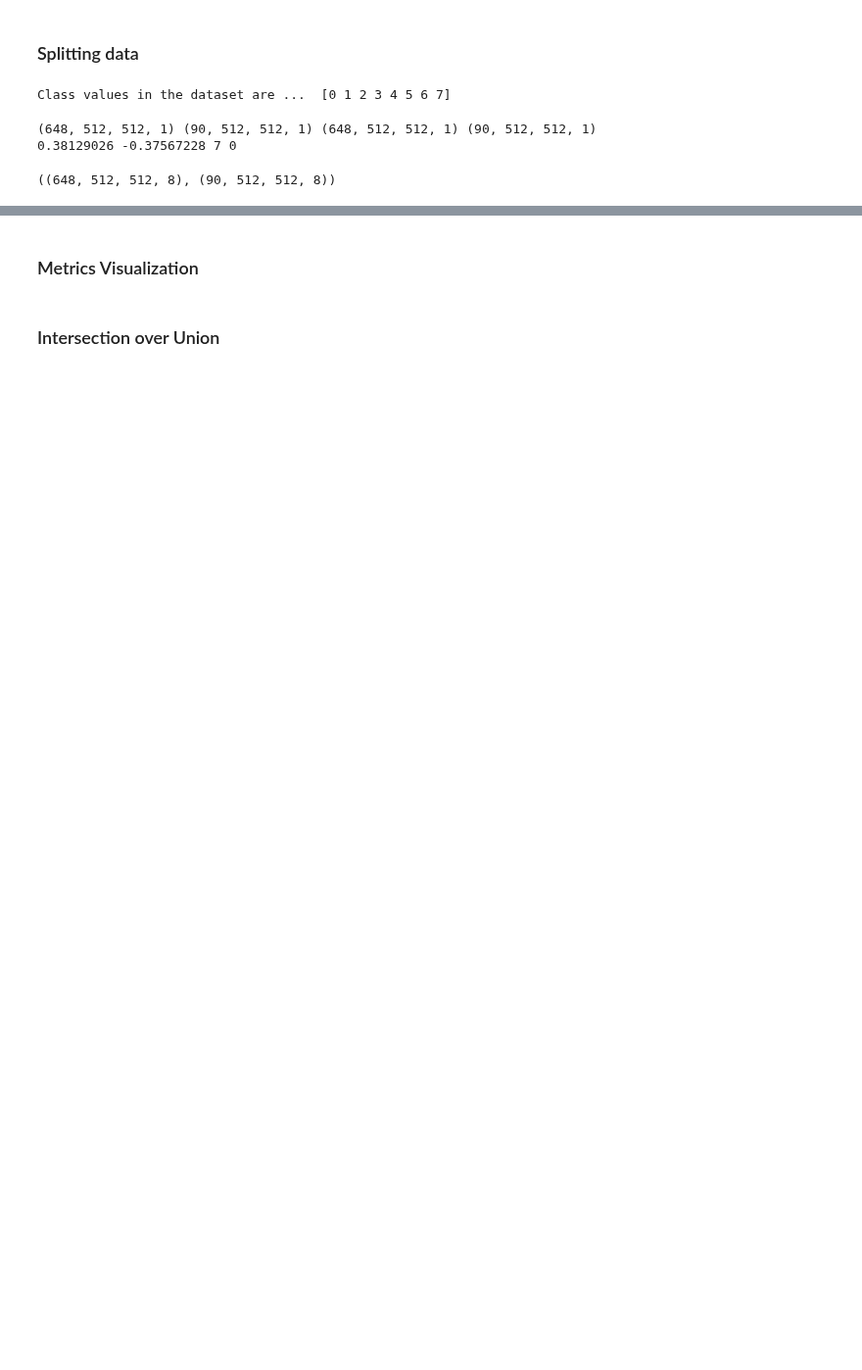
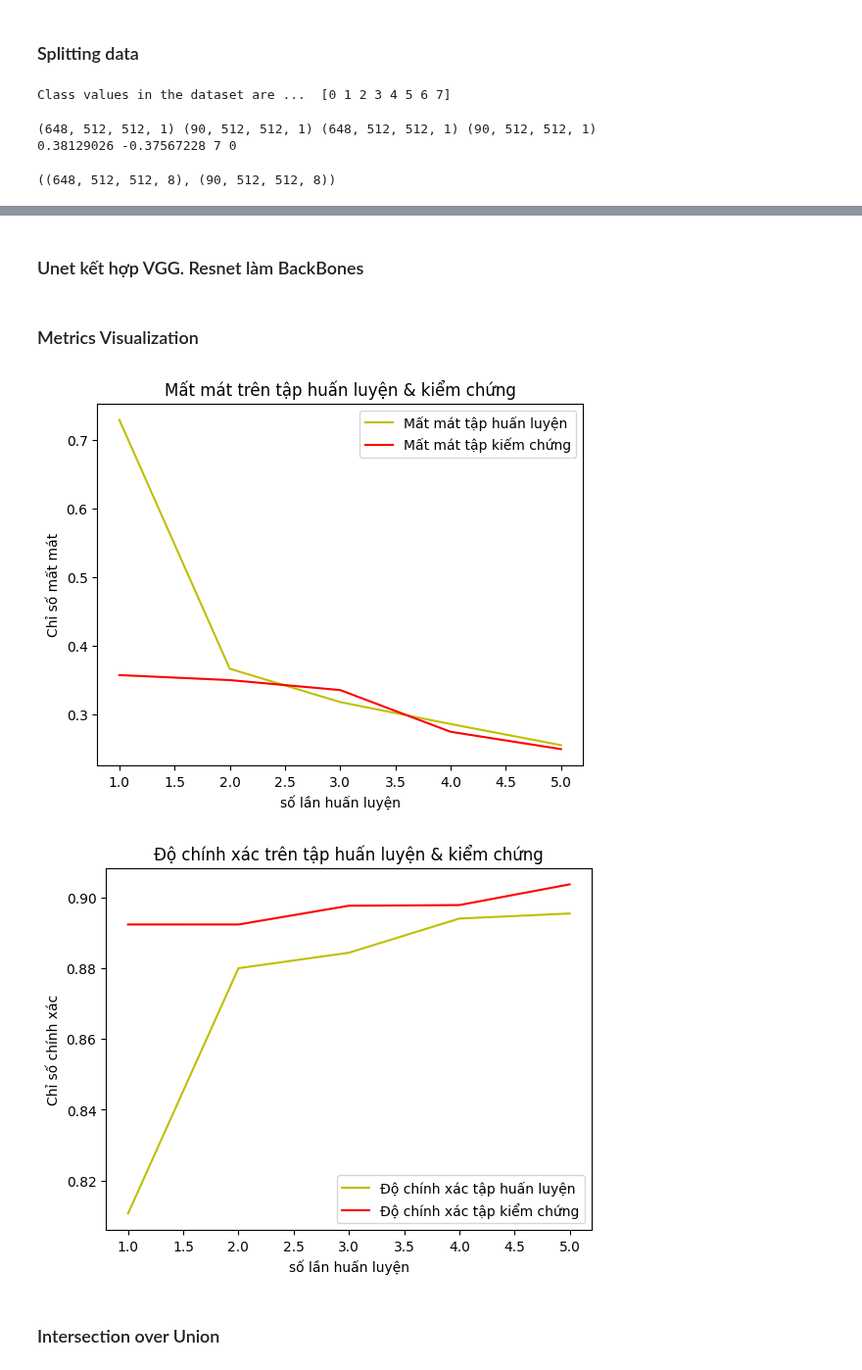
Before and after one commit to VISEF-ISEF-team/VasculAR, a Jupyter notebook: DeepLearning/model/2-Multi_Unet_Segmentation.ipynb, the cells around one changed output, grey strips where cells are left out. Shown at 98% size. Cells and saved outputs as stored; diff of their text form; code cells hidden in the pictures; blank space fills up the shorter version.

```diff
--- a/DeepLearning/model/2-Multi_Unet_Segmentation.ipynb
+++ b/DeepLearning/model/2-Multi_Unet_Segmentation.ipynb
@@ -15,8 +15,8 @@ import cv2
 ### Read train and mask files into numpy array
 # %%
 def read_volumetric_data():
-    train_path = '../data/MM_WHS/ct_train'
-    mask_path = '../data/MM_WHS/ct_train_mask'
+    train_path = '../data/MM_WHS/train_images'
+    mask_path = '../data/MM_WHS/mask_images'
 
     train_files = glob.glob(os.path.join(train_path, '*.nii.gz'))
     mask_files = glob.glob(os.path.join(mask_path, '*.nii.gz'))
@@ -185,7 +195,7 @@ ________________________________________________________________________________
 history = model.fit(X_train, y_train_cat,
                     batch_size = 16,
                     verbose=1,
-                    epochs=10,
+                    epochs=5,
                     validation_data=(X_test, y_test_cat),
                     # class_weight=class_weights,
                     shuffle=False)
@@ -200,0 +240,2 @@ print("Accuracy is = ", (acc * 100.0), "%")
+# %% [markdown]
+### Unet kết hợp VGG. Resnet làm BackBones
@@ -203,25 +269,29 @@ print("Accuracy is = ", (acc * 100.0), "%")
 # %%
 # Visualize metrics
 loss = history.history['loss']
 val_loss = history.history['val_loss']
+
 epochs = range(1, len(loss) + 1)
-plt.plot(epochs, loss, 'y', label='Training loss')
-plt.plot(epochs, val_loss, 'r', label='Validation loss')
-plt.title('Training and validation loss')
-plt.xlabel('Epochs')
-plt.ylabel('Loss')
+plt.plot(epochs, loss, 'y', label='Mất mát tập huấn luyện')
+plt.plot(epochs, val_loss, 'r', label='Mất mát tập kiếm chứng')
+plt.title('Mất mát trên tập huấn luyện & kiểm chứng')
+plt.xlabel('số lần huấn luyện')
+plt.ylabel('Chỉ số mất mát')
 plt.legend()
 plt.show()
 
-acc = history.history['acc']
-val_acc = history.history['val_acc']
+acc = history.history['accuracy']
+val_acc = history.history['val_accuracy']
 
-plt.plot(epochs, acc, 'y', label='Training Accuracy')
-plt.plot(epochs, val_acc, 'r', label='Validation Accuracy')
-plt.title('Training and validation Accuracy')
-plt.xlabel('Epochs')
-plt.ylabel('Accuracy')
+plt.plot(epochs, acc, 'y', label='Độ chính xác tập huấn luyện')
+plt.plot(epochs, val_acc, 'r', label='Độ chính xác tập kiểm chứng')
+plt.title('Độ chính xác trên tập huấn luyện & kiểm chứng')
+plt.xlabel('số lần huấn luyện')
+plt.ylabel('Chỉ số chính xác')
 plt.legend()
 plt.show()
+# %% [output]
+[figure, added]
+[figure, added]
 # %% [markdown]
 ### Intersection over Union
```
Also changed, not shown: parts of 25 cells of this notebook, 10 other files.
